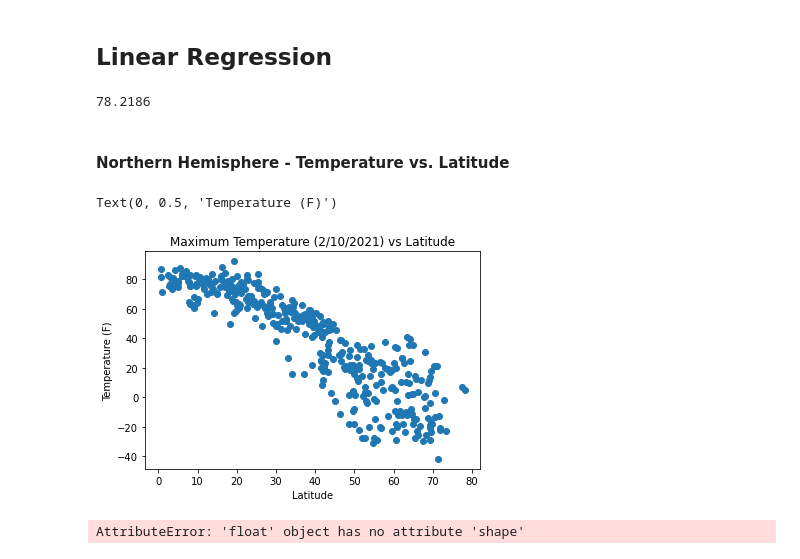
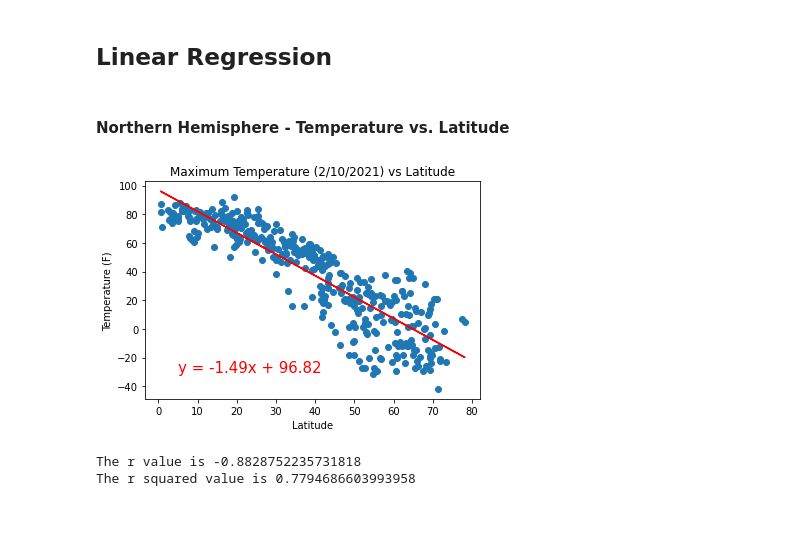
Before and after one commit to jroy22/python-api-challenge, a Jupyter notebook: WeatherPy/WeatherPy.ipynb, the cells around one changed output. Cells and saved outputs as stored; diff of their text form; code cells hidden in the pictures; blank space fills up the shorter version.

Commit message:
Added code that completed linear regression. Need analysis.

```diff
--- a/WeatherPy/WeatherPy.ipynb
+++ b/WeatherPy/WeatherPy.ipynb
@@ -242,40 +242,45 @@ This scatter plot displays the relationship between a city's wind speed and a ci
 # %%
 northern_hemisphere = city_Weather.loc[city_Weather["Lat"] >= 0, :]
 southern_hemisphere = city_Weather.loc[city_Weather["Lat"] <= 0, :]
-# %%
-n_lat = northern_hemisphere["Lat"]
-n_lat.max()
-# %% [output]
-78.2186
 # %%
-n_temp = northern_hemisphere["Max Temp"]
-n_hum = northern_hemisphere["Humidity"]
-n_cloud = northern_hemisphere["Cloudiness"]
-n_wind = northern_hemisphere["Wind Speed"]
+n_lat = northern_hemisphere["Lat"].astype(float)
+n_temp = northern_hemisphere["Max Temp"].astype(float)
+n_hum = northern_hemisphere["Humidity"].astype(float)
+n_cloud = northern_hemisphere["Cloudiness"].astype(float)
+n_wind = northern_hemisphere["Wind Speed"].astype(float)
 
-s_lat = southern_hemisphere["Lat"]
-s_temp = southern_hemisphere["Max Temp"]
-s_hum = southern_hemisphere["Humidity"]
-s_cloud = southern_hemisphere["Cloudiness"]
-s_wind = southern_hemisphere["Wind Speed"]
+s_lat = southern_hemisphere["Lat"].astype(float)
+s_temp = southern_hemisphere["Max Temp"].astype(float)
+s_hum = southern_hemisphere["Humidity"].astype(float)
+s_cloud = southern_hemisphere["Cloudiness"].astype(float)
+s_wind = southern_hemisphere["Wind Speed"].astype(float)
 # %% [markdown]
 #### Northern Hemisphere - Temperature vs. Latitude
 # %%
 # Scatter plot of temperature vs latitude of the cities
 
 plt.scatter(n_lat,n_temp, marker = "o")
 
 plt.title("Maximum Temperature (2/10/2021) vs Latitude")
 plt.xlabel("Latitude")
 plt.ylabel("Temperature (F)")
+
+# Linear regression of N. Hemi Temperature vs Latitude
+(slope, intercept, rvalue, pvalue, stderr) = linregress(n_lat, n_temp)
+
+# creating linear regression line
+regress_line = slope * n_lat + intercept
+
+line_eq = f'y = {slope:.2f}x + {intercept:.2f}'
+
+plt.plot(n_lat, regress_line, color = "red")
+plt.annotate(line_eq, (5,-30), color = "red", fontsize = 15)
+plt.show()
+
+# printing r value and r squared values
+print(f'The r value is {rvalue}')
+print(f'The r squared value is {rvalue**2}')
 # %% [output]
+[figure, new version]
-Text(0, 0.5, 'Temperature (F)')
+The r value is -0.8828752235731818
+The r squared value is 0.7794686603993958
-[figure, old version]
-# %%
-# Linear regression of N. Hemi Temperature vs Latitude
-(slope, intercept, rvalue, pvalue, stderr) = linregress(n_lat, n_temp)
-
-# creating my linear regression line
-regress_line = slope * n_lat + intercept
-# %% [output]
-AttributeError: 'float' object has no attribute 'shape'
```
Also changed, not shown: parts of 17 cells of this notebook.
